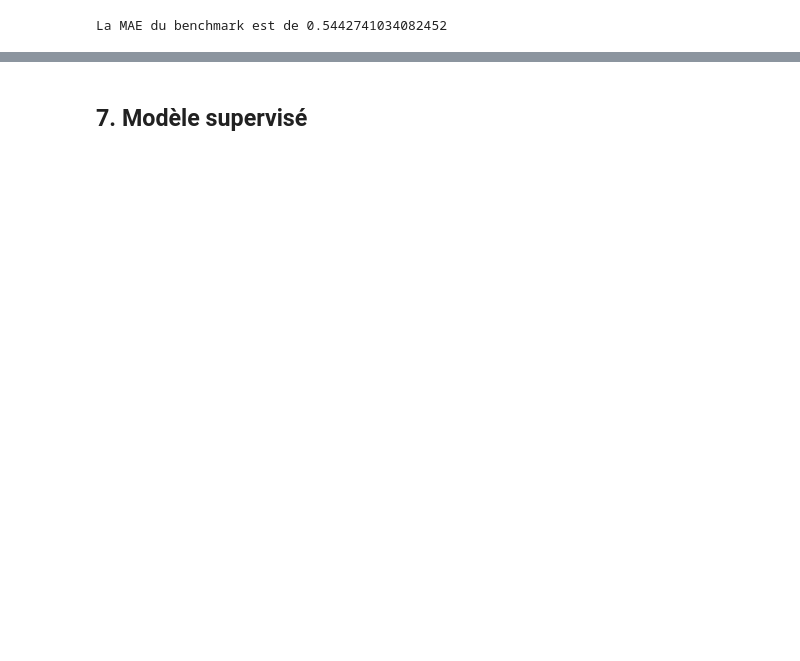
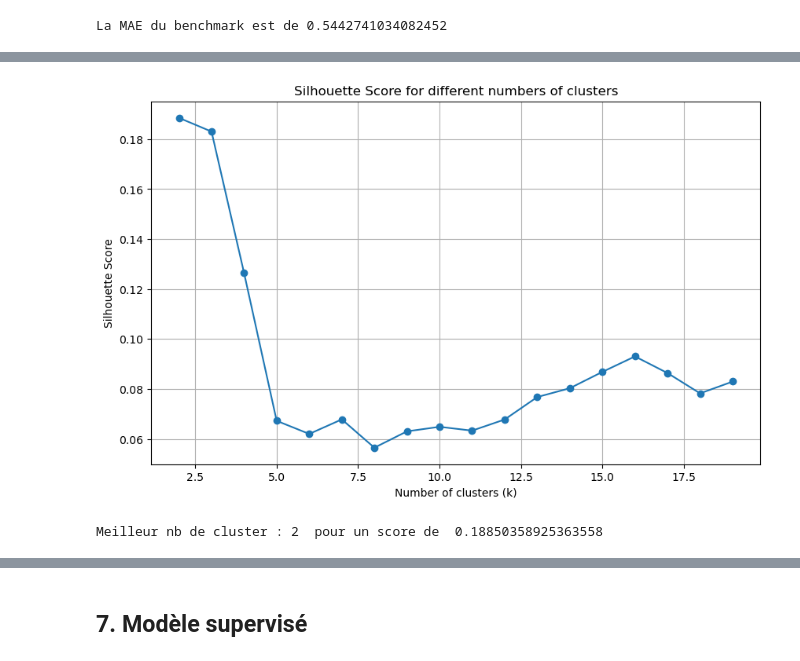
Before and after one commit to GiovanniManche/MachineLearning272, a Jupyter notebook: Projet Machine Learning - MANCHE_DEVALLAND.ipynb, the cells around one changed output, grey strips where cells are left out. Saved outputs shown, nothing was run; the diff lists cells and outputs as text; code cells hidden in the pictures; blank space fills up the shorter version.

```diff
--- a/Projet Machine Learning - MANCHE_DEVALLAND.ipynb
+++ b/Projet Machine Learning - MANCHE_DEVALLAND.ipynb
@@ -96,3 +106,5 @@ warnings.filterwarnings("ignore")
+# %%
+RANDOM_STATE = 42
 # %% [markdown]
 ### 3.2 Import des données et nettoyage
 # %% [markdown]
@@ -1309,0 +1403,34 @@ La MAE du benchmark est de 0.5442741034082452
+# %%
+pca_76 = PCA(n_components=76)
+X_train_pca_76 = pca.fit_transform(X_scaled)
+
+# Fonction pour calculer le score de silhouette pour un nombre de clusters donné
+def compute_silhouette_score(k, data):
+    kmeans = KMeans(n_clusters=k, random_state=RANDOM_STATE)
+    cluster_labels = kmeans.fit_predict(data)
+    score = silhouette_score(data, cluster_labels)
+    return score
+
+score_sil = []
+kmax = 20
+for k in range(2, kmax):
+    result = compute_silhouette_score(k, X_train_pca_76)
+    score_sil.append(result)
+
+
+# Afficher les scores de silhouette
+plt.figure(figsize=(10, 6))
+plt.plot([k for k in range(2, kmax)],score_sil, marker='o')
+plt.title('Silhouette Score for different numbers of clusters')
+plt.xlabel('Number of clusters (k)')
+plt.ylabel('Silhouette Score')
+plt.grid(True)
+plt.show()
+
+# Extraire les meilleurs résultats
+score = max(score_sil)
+k_ideal = score_sil.index(score) + 2
+print(f"Meilleur nb de cluster :",k_ideal," pour un score de ",score)
+# %% [output]
+[figure, added]
+Meilleur nb de cluster : 2  pour un score de  0.18850358925363558
```
Also changed, not shown: parts of 35 cells of this notebook.
